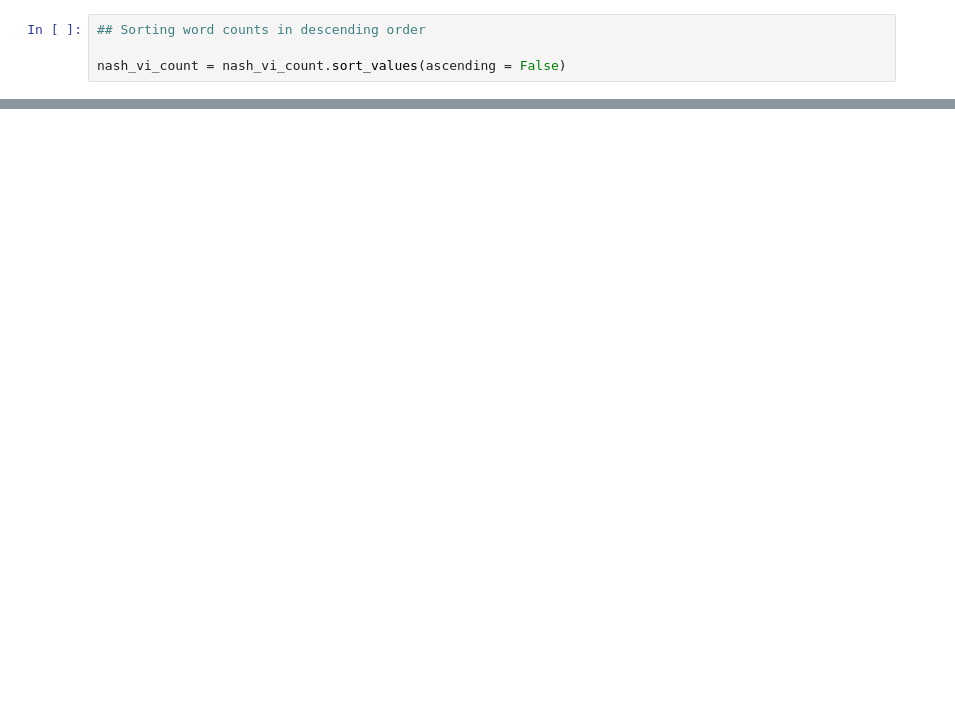
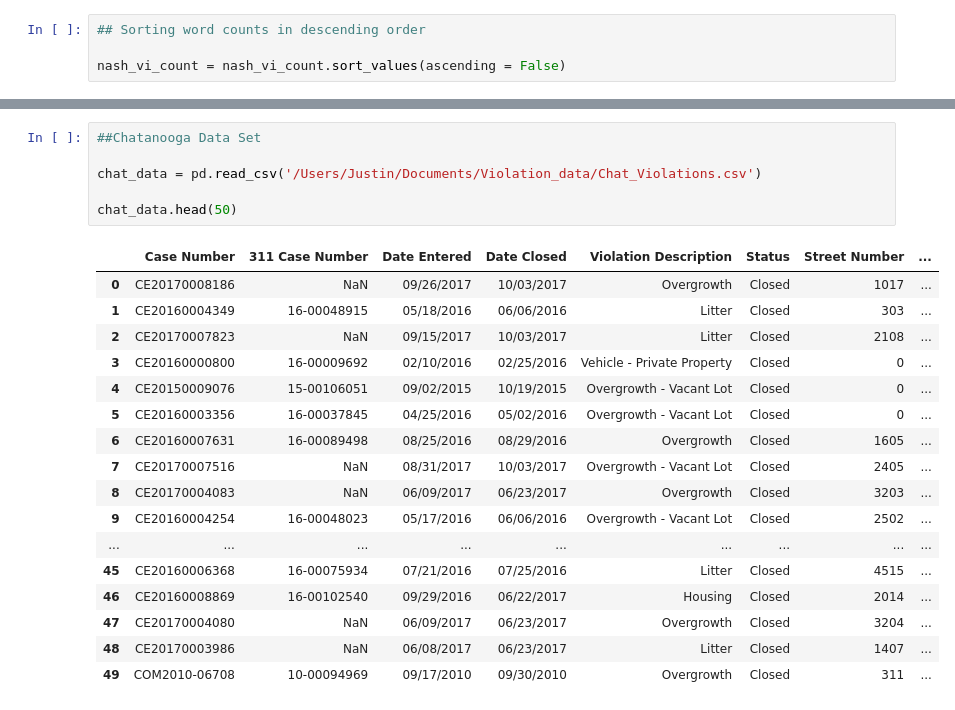
Before and after one commit to shrutijalewar/data-question-2-xtreme-united, a Jupyter notebook: DataQuestion2.ipynb, the cells around one changed output, grey strips where cells are left out. Saved outputs shown, nothing was run; the diff lists cells and outputs as text; blank space fills up the shorter version.

```diff
--- a/DataQuestion2.ipynb
+++ b/DataQuestion2.ipynb
@@ -158,0 +194,24 @@ Length: 2431, dtype: float64
+# %%
+##Chatanooga Data Set
+
+chat_data = pd.read_csv('/Users/Justin/Documents/Violation_data/Chat_Violations.csv')
+
+chat_data.head(50)
+# %% [output]
+|  | Case Number | 311 Case Number | Date Entered | Date Closed | Violation Description | Status | Street Number | ... |
+| 0 | CE20170008186 | NaN | 09/26/2017 | 10/03/2017 | Overgrowth | Closed | 1017 | ... |
+| 1 | CE20160004349 | 16-00048915 | 05/18/2016 | 06/06/2016 | Litter | Closed | 303 | ... |
+| 2 | CE20170007823 | NaN | 09/15/2017 | 10/03/2017 | Litter | Closed | 2108 | ... |
+| 3 | CE20160000800 | 16-00009692 | 02/10/2016 | 02/25/2016 | Vehicle - Private Property | Closed | 0 | ... |
+| 4 | CE20150009076 | 15-00106051 | 09/02/2015 | 10/19/2015 | Overgrowth - Vacant Lot | Closed | 0 | ... |
+| 5 | CE20160003356 | 16-00037845 | 04/25/2016 | 05/02/2016 | Overgrowth - Vacant Lot | Closed | 0 | ... |
+| 6 | CE20160007631 | 16-00089498 | 08/25/2016 | 08/29/2016 | Overgrowth | Closed | 1605 | ... |
+| 7 | CE20170007516 | NaN | 08/31/2017 | 10/03/2017 | Overgrowth - Vacant Lot | Closed | 2405 | ... |
+| 8 | CE20170004083 | NaN | 06/09/2017 | 06/23/2017 | Overgrowth | Closed | 3203 | ... |
+| 9 | CE20160004254 | 16-00048023 | 05/17/2016 | 06/06/2016 | Overgrowth - Vacant Lot | Closed | 2502 | ... |
+| ... | ... | ... | ... | ... | ... | ... | ... | ... |
+| 45 | CE20160006368 | 16-00075934 | 07/21/2016 | 07/25/2016 | Litter | Closed | 4515 | ... |
+| 46 | CE20160008869 | 16-00102540 | 09/29/2016 | 06/22/2017 | Housing | Closed | 2014 | ... |
+| 47 | CE20170004080 | NaN | 06/09/2017 | 06/23/2017 | Overgrowth | Closed | 3204 | ... |
+| 48 | CE20170003986 | NaN | 06/08/2017 | 06/23/2017 | Litter | Closed | 1407 | ... |
+| 49 | COM2010-06708 | 10-00094969 | 09/17/2010 | 09/30/2010 | Overgrowth | Closed | 311 | ... |
```
Also changed, not shown: parts of 21 cells of this notebook.
